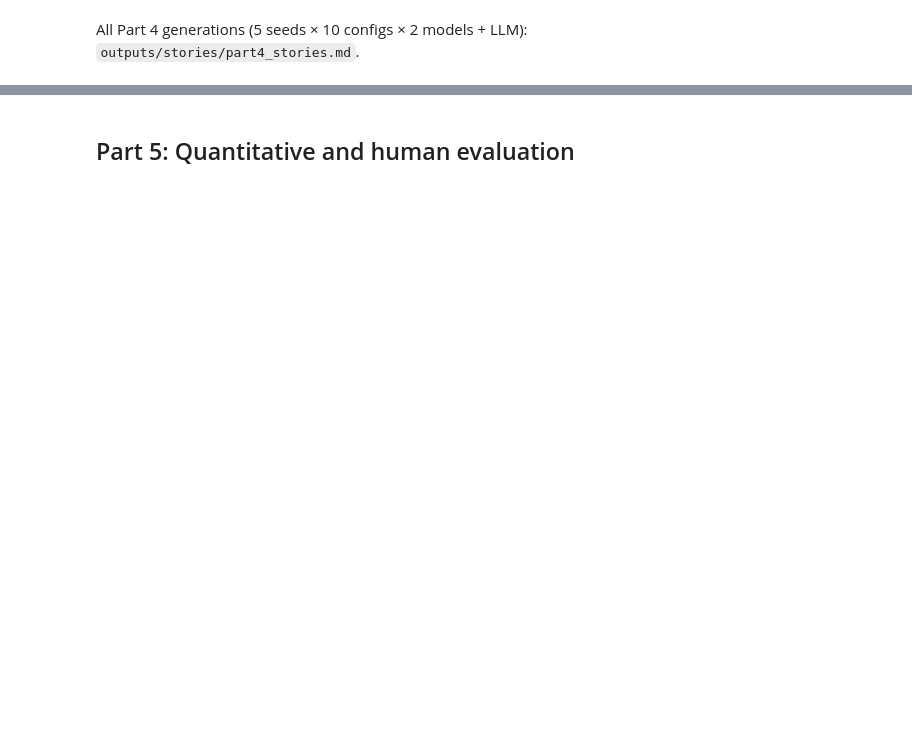
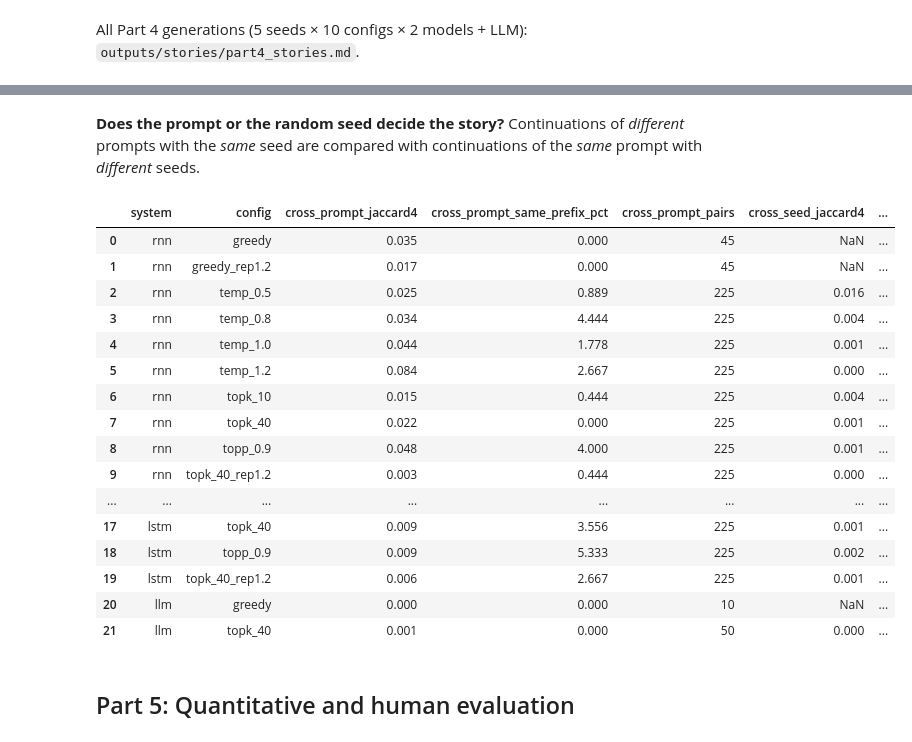
Before and after one commit to SandstromPL/NLP_GA2_Q4_Plot_Twist_Generator, a Jupyter notebook: notebooks/Q4_Plot_Twist_Generator.ipynb, the cells around one changed output, grey strips where cells are left out. Cells and saved outputs as stored; diff of their text form; code cells hidden in the pictures; blank space fills up the shorter version.

```diff
--- a/notebooks/Q4_Plot_Twist_Generator.ipynb
+++ b/notebooks/Q4_Plot_Twist_Generator.ipynb
@@ -105,3 +460,26 @@ All Part 4 generations (5 seeds × 10 configs × 2 models + LLM): `outputs/stori
+# %% [markdown]
+**Does the prompt or the random seed decide the story?** Continuations of *different* prompts with
+the *same* seed are compared with continuations of the *same* prompt with *different* seeds.
+# %%
+pd.read_csv(OUT / "tables/prompt_sensitivity.csv").round(3)
+# %% [output]
+|  | system | config | cross_prompt_jaccard4 | cross_prompt_same_prefix_pct | cross_prompt_pairs | cross_seed_jaccard4 | ... |
+| 0 | rnn | greedy | 0.035 | 0.000 | 45 | NaN | ... |
+| 1 | rnn | greedy_rep1.2 | 0.017 | 0.000 | 45 | NaN | ... |
+| 2 | rnn | temp_0.5 | 0.025 | 0.889 | 225 | 0.016 | ... |
+| 3 | rnn | temp_0.8 | 0.034 | 4.444 | 225 | 0.004 | ... |
+| 4 | rnn | temp_1.0 | 0.044 | 1.778 | 225 | 0.001 | ... |
+| 5 | rnn | temp_1.2 | 0.084 | 2.667 | 225 | 0.000 | ... |
+| 6 | rnn | topk_10 | 0.015 | 0.444 | 225 | 0.004 | ... |
+| 7 | rnn | topk_40 | 0.022 | 0.000 | 225 | 0.001 | ... |
+| 8 | rnn | topp_0.9 | 0.048 | 4.000 | 225 | 0.001 | ... |
+| 9 | rnn | topk_40_rep1.2 | 0.003 | 0.444 | 225 | 0.000 | ... |
+| ... | ... | ... | ... | ... | ... | ... | ... |
+| 17 | lstm | topk_40 | 0.009 | 3.556 | 225 | 0.001 | ... |
+| 18 | lstm | topp_0.9 | 0.009 | 5.333 | 225 | 0.002 | ... |
+| 19 | lstm | topk_40_rep1.2 | 0.006 | 2.667 | 225 | 0.001 | ... |
+| 20 | llm | greedy | 0.000 | 0.000 | 10 | NaN | ... |
+| 21 | llm | topk_40 | 0.001 | 0.000 | 50 | 0.000 | ... |
 # %% [markdown]
 ## Part 5: Quantitative and human evaluation
 # %%
```
Also changed, not shown: parts of 30 cells of this notebook, 18 other files.
